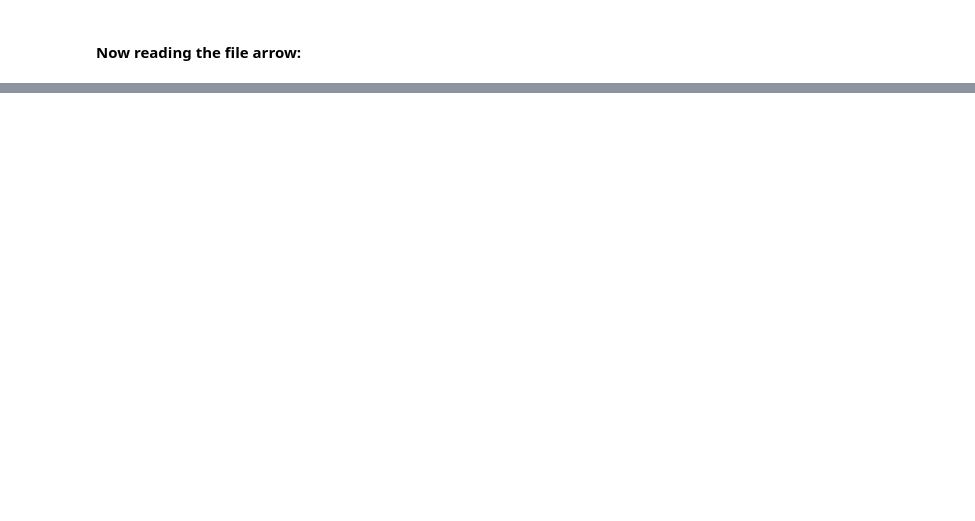
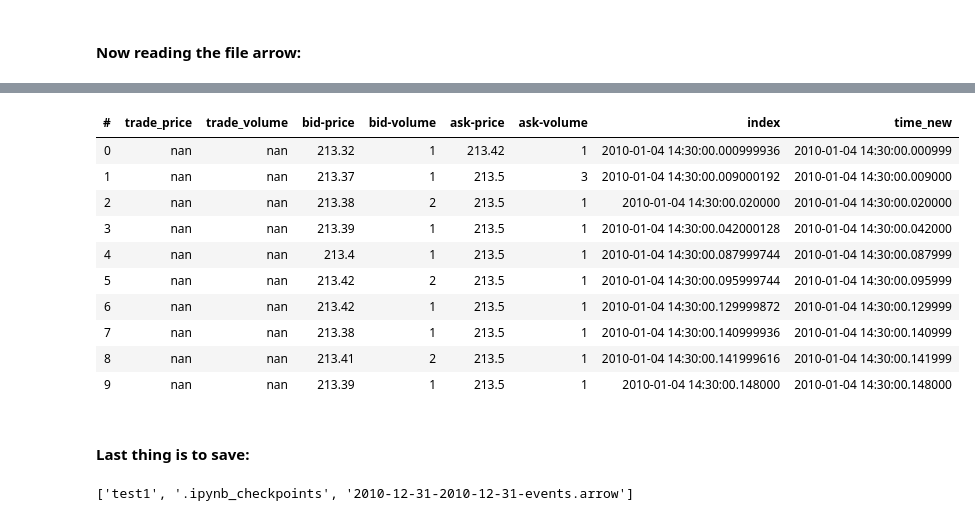
Before and after one commit to yassinech2/Flash_crash, a Jupyter notebook: 1_2Exploring-Data.ipynb, the cells around one changed output, grey strips where cells are left out. Cells and saved outputs as stored; diff of their text form; code cells hidden in the pictures; blank space fills up the shorter version.

```diff
--- a/1_2Exploring-Data.ipynb
+++ b/1_2Exploring-Data.ipynb
@@ -288,7 +266,7 @@ RuntimeError: file metadata is only available after writer close
 # %% [markdown]
 #### Now reading the file arrow:
 # %%
-checking_dir = os.path.join(saving_dir,"AAPL.OQ-2010","2010-01-012010-01-31.arrow")
+checking_dir = os.path.join(saving_dir,"AAPL.OQ-2010")
 # %%
 os.listdir(checking_dir)
 # %% [output]
@@ -352,0 +274,5 @@ Successfully installed cramjam-2.7.0 fastparquet-2023.10.1
+# %%
+%%time
+
+df=vaex.open(os.path.join(checking_dir,"2010-12-31-2010-12-31-events.arrow"))
+df
@@ -352,0 +327,20 @@ Successfully installed cramjam-2.7.0 fastparquet-2023.10.1
+# %%
+df.head()
+# %% [output]
+| # | trade_price | trade_volume | bid-price | bid-volume | ask-price | ask-volume | index | time_new |
+| 0 | nan | nan | 213.32 | 1 | 213.42 | 1 | 2010-01-04 14:30:00.000999936 | 2010-01-04 14:30:00.000999 |
+| 1 | nan | nan | 213.37 | 1 | 213.5 | 3 | 2010-01-04 14:30:00.009000192 | 2010-01-04 14:30:00.009000 |
+| 2 | nan | nan | 213.38 | 2 | 213.5 | 1 | 2010-01-04 14:30:00.020000 | 2010-01-04 14:30:00.020000 |
+| 3 | nan | nan | 213.39 | 1 | 213.5 | 1 | 2010-01-04 14:30:00.042000128 | 2010-01-04 14:30:00.042000 |
+| 4 | nan | nan | 213.4 | 1 | 213.5 | 1 | 2010-01-04 14:30:00.087999744 | 2010-01-04 14:30:00.087999 |
+| 5 | nan | nan | 213.42 | 2 | 213.5 | 1 | 2010-01-04 14:30:00.095999744 | 2010-01-04 14:30:00.095999 |
+| 6 | nan | nan | 213.42 | 1 | 213.5 | 1 | 2010-01-04 14:30:00.129999872 | 2010-01-04 14:30:00.129999 |
+| 7 | nan | nan | 213.38 | 1 | 213.5 | 1 | 2010-01-04 14:30:00.140999936 | 2010-01-04 14:30:00.140999 |
+| 8 | nan | nan | 213.41 | 2 | 213.5 | 1 | 2010-01-04 14:30:00.141999616 | 2010-01-04 14:30:00.141999 |
+| 9 | nan | nan | 213.39 | 1 | 213.5 | 1 | 2010-01-04 14:30:00.148000 | 2010-01-04 14:30:00.148000 |
+# %% [markdown]
+#### Last thing is to save:
+# %%
+os.listdir(checking_dir)
+# %% [output]
+['test1', '.ipynb_checkpoints', '2010-12-31-2010-12-31-events.arrow']
```
Also changed, not shown: parts of 28 cells of this notebook, 1 other file.
